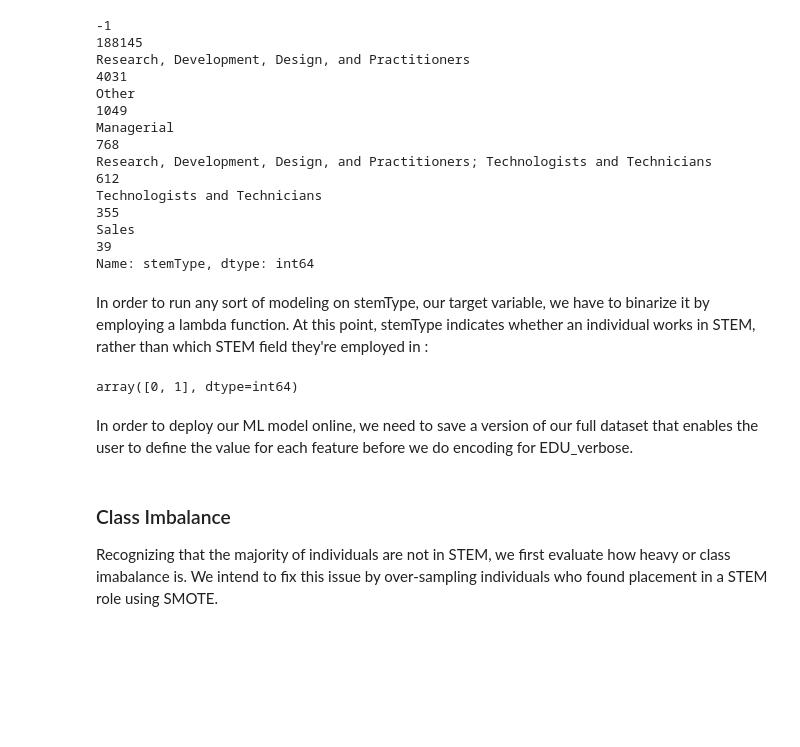
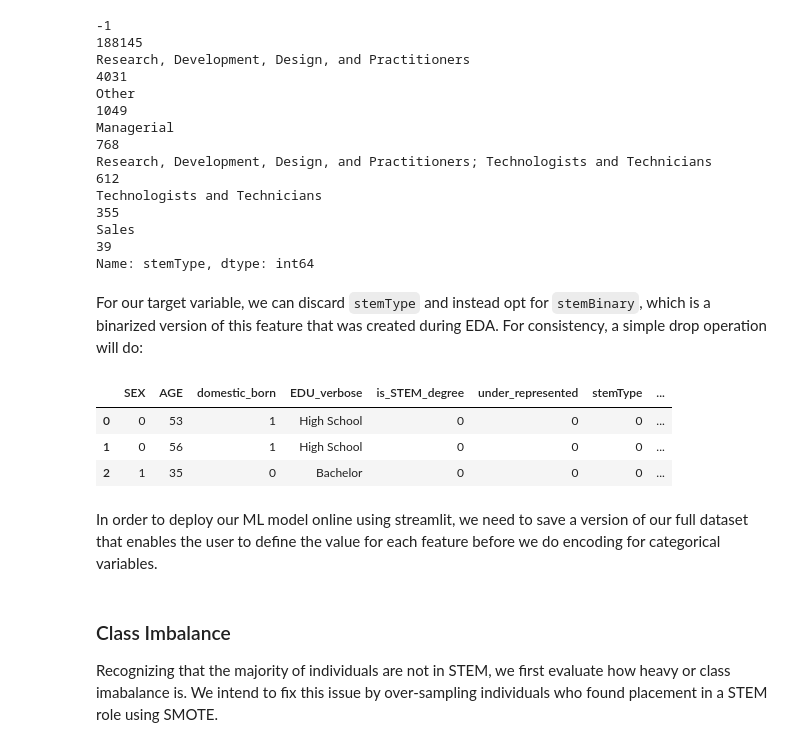
Before and after one commit to kayfilipp/HigherME, a Jupyter notebook: census_data/Modeling.ipynb, the cells around one changed output. Cells and saved outputs as stored; diff of their text form; code cells hidden in the pictures; blank space fills up the shorter version.

```diff
--- a/census_data/Modeling.ipynb
+++ b/census_data/Modeling.ipynb
@@ -45,6 +44,7 @@ features = [
     ,'is_STEM_degree'
     ,'under_represented'
     ,'stemType'
+    ,'stemBinary'
     ,'STEM_Degree_Area'
 ]
 df_model=df[features]
@@ -61,21 +61,19 @@ Technologists and Technicians
 Sales                                                                                  39
 Name: stemType, dtype: int64
 # %% [markdown]
-In order to run any sort of modeling on stemType, our target variable, we have to binarize it by employing a lambda function. At this point, stemType indicates whether an individual works in STEM, rather than which STEM field they're employed in :
+For our target variable, we can discard `stemType` and instead opt for `stemBinary`, which is a binarized version of this feature that was created during EDA. For consistency, a simple drop operation will do:
 # %%
-def binarize_stem(x):
-    if x == '-1':
-        return 0
-    return 1
-
 #binarize STEM
-df_model['stemType'] = df_model['stemType'].map(binarize_stem)
-
-df_model['stemType'].unique()
+df_model = df_model.drop(columns=['stemType'])
+df_model = df_model.rename(columns={'stemBinary':'stemType'})
+df_model.head(3)
 # %% [output]
-array([0, 1], dtype=int64)
+|  | SEX | AGE | domestic_born | EDU_verbose | is_STEM_degree | under_represented | stemType | ... |
+| 0 | 0 | 53 | 1 | High School | 0 | 0 | 0 | ... |
+| 1 | 0 | 56 | 1 | High School | 0 | 0 | 0 | ... |
+| 2 | 1 | 35 | 0 | Bachelor | 0 | 0 | 0 | ... |
 # %% [markdown]
-In order to deploy our ML model online, we need to save a version of our full dataset that enables the user to define the value for each feature before we do encoding for EDU_verbose.
+In order to deploy our ML model online using streamlit, we need to save a version of our full dataset that enables the user to define the value for each feature before we do encoding for categorical variables.
 # %%
 df_model.to_csv('streamlit/data.csv',index=None)
 # %% [markdown]
```
Also changed, not shown: parts of 5 cells of this notebook, 2 other files.
